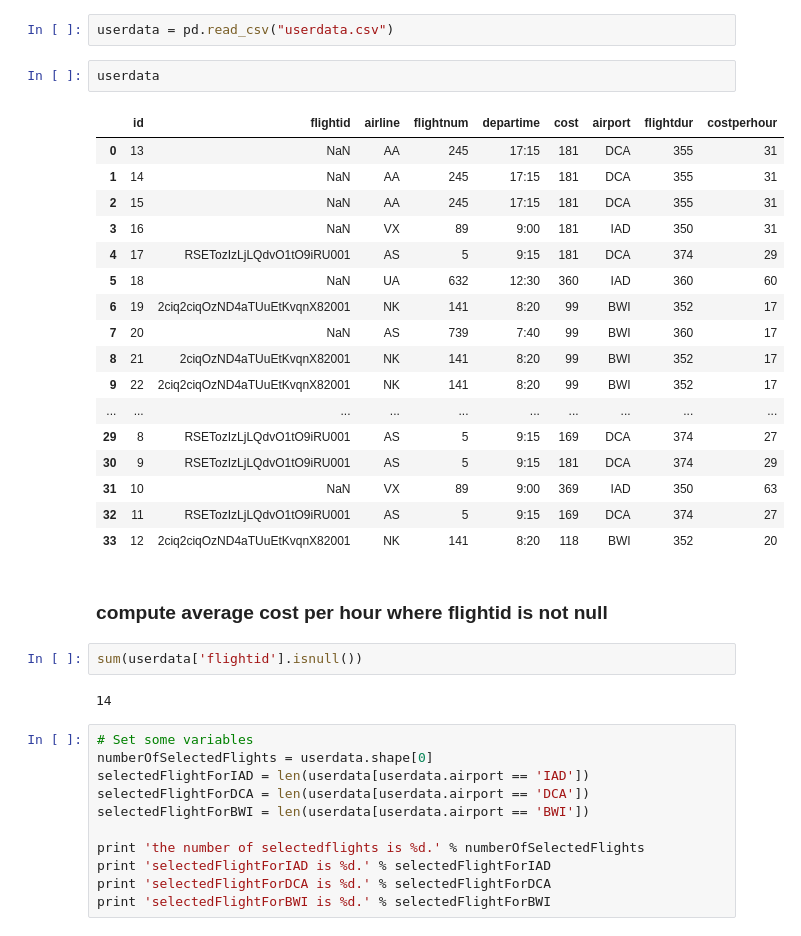
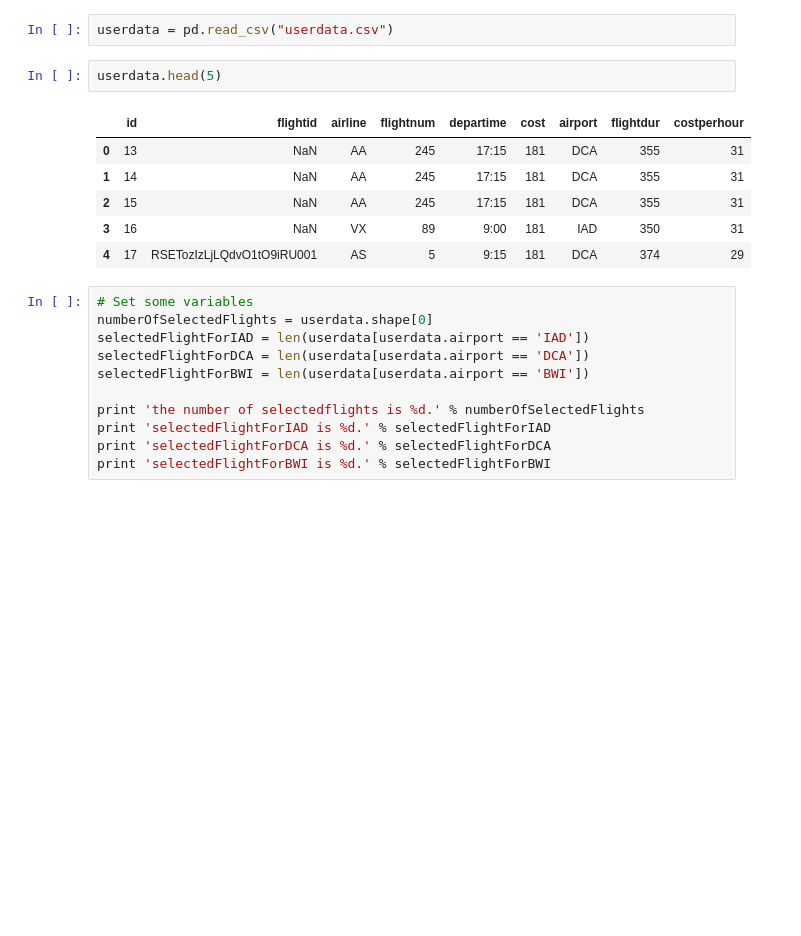
Before and after one commit to akatie/triptomizer, a Jupyter notebook: flightWithLowestCostFunction.ipynb, the cells around one changed output. Cells and saved outputs as stored; diff of their text form; blank space fills up the shorter version.

```diff
--- a/flightWithLowestCostFunction.ipynb
+++ b/flightWithLowestCostFunction.ipynb
@@ -195,31 +193,14 @@ plt.show()
 # %%
 userdata = pd.read_csv("userdata.csv")
 # %%
-userdata
+userdata.head(5)
 # %% [output]
 |  | id | flightid | airline | flightnum | departime | cost | airport | flightdur | costperhour |
 | 0 | 13 | NaN | AA | 245 | 17:15 | 181 | DCA | 355 | 31 |
 | 1 | 14 | NaN | AA | 245 | 17:15 | 181 | DCA | 355 | 31 |
 | 2 | 15 | NaN | AA | 245 | 17:15 | 181 | DCA | 355 | 31 |
 | 3 | 16 | NaN | VX | 89 | 9:00 | 181 | IAD | 350 | 31 |
 | 4 | 17 | RSETozIzLjLQdvO1tO9iRU001 | AS | 5 | 9:15 | 181 | DCA | 374 | 29 |
-| 5 | 18 | NaN | UA | 632 | 12:30 | 360 | IAD | 360 | 60 |
-| 6 | 19 | 2ciq2ciqOzND4aTUuEtKvqnX82001 | NK | 141 | 8:20 | 99 | BWI | 352 | 17 |
-| 7 | 20 | NaN | AS | 739 | 7:40 | 99 | BWI | 360 | 17 |
-| 8 | 21 | 2ciqOzND4aTUuEtKvqnX82001 | NK | 141 | 8:20 | 99 | BWI | 352 | 17 |
-| 9 | 22 | 2ciq2ciqOzND4aTUuEtKvqnX82001 | NK | 141 | 8:20 | 99 | BWI | 352 | 17 |
-| ... | ... | ... | ... | ... | ... | ... | ... | ... | ... |
-| 29 | 8 | RSETozIzLjLQdvO1tO9iRU001 | AS | 5 | 9:15 | 169 | DCA | 374 | 27 |
-| 30 | 9 | RSETozIzLjLQdvO1tO9iRU001 | AS | 5 | 9:15 | 181 | DCA | 374 | 29 |
-| 31 | 10 | NaN | VX | 89 | 9:00 | 369 | IAD | 350 | 63 |
-| 32 | 11 | RSETozIzLjLQdvO1tO9iRU001 | AS | 5 | 9:15 | 169 | DCA | 374 | 27 |
-| 33 | 12 | 2ciq2ciqOzND4aTUuEtKvqnX82001 | NK | 141 | 8:20 | 118 | BWI | 352 | 20 |
-# %% [markdown]
-### compute  average cost per hour where flightid is not null
-# %%
-sum(userdata['flightid'].isnull())
-# %% [output]
-14
 # %%
 # Set some variables
 numberOfSelectedFlights = userdata.shape[0]
```
Also changed, not shown: parts of 15 cells of this notebook, 3 other files.
